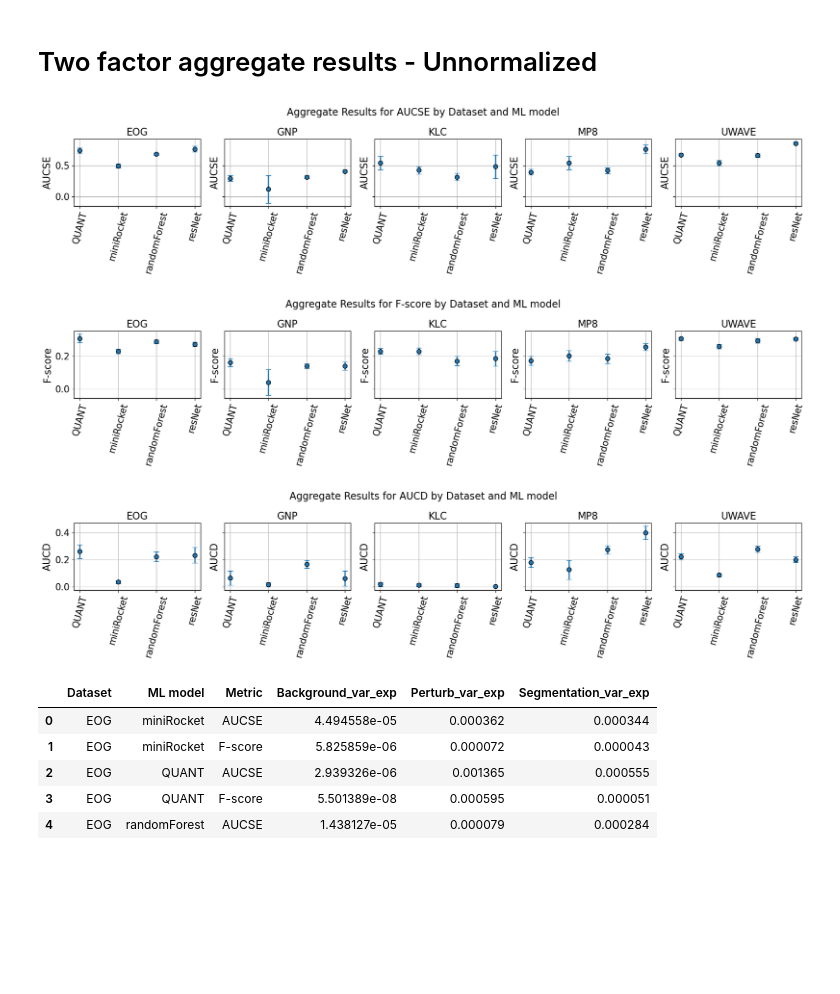
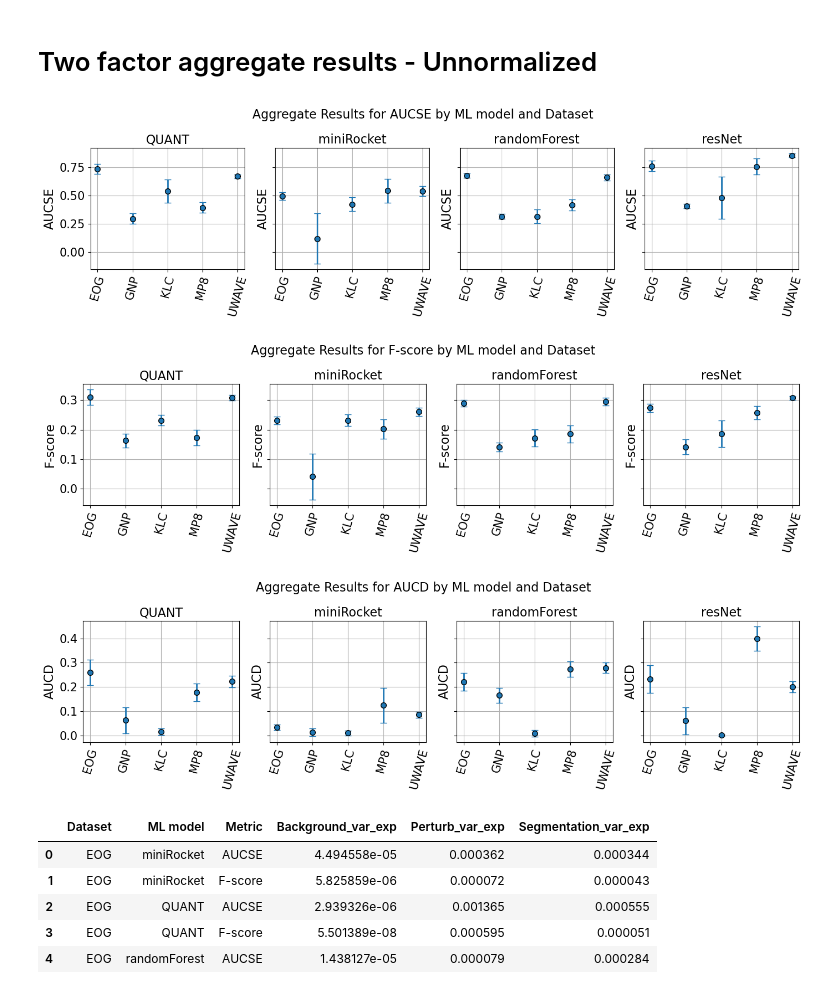
Before and after one commit to davide-serramazza/segment_SHAP, a Jupyter notebook: analysis.ipynb, the cells around one changed output. Saved outputs shown, nothing was run; the diff lists cells and outputs as text; code cells hidden in the pictures; blank space fills up the shorter version.

```diff
--- a/analysis.ipynb
+++ b/analysis.ipynb
@@ -368,6 +368,7 @@ for metric_name in metric_names:
 
     for column_names in active_combinations:
         if "Dataset" in column_names:
+            column_names = column_names[::-1]
             df3 = df2.groupby([*column_names]).agg({'Result': ["mean", "std"]})
             index_levels = df3.index.levels
             df3.columns = df3.columns.get_level_values(1)
@@ -379,36 +380,36 @@ for metric_name in metric_names:
 
             for j, column_name in enumerate(index_levels[0]):
                 mask4 = df3[column_names[0]]==column_name
                 df4 = df3.loc[mask4, [column_names[1], "mean", "std"]]
                 df4 = df4.set_index(column_names[1])
 
                 mus = df4["mean"]
                 sigmas = df4["std"]
                 labels = df4.index
 
 
                 ax[j].errorbar(labels, mus, sigmas, linestyle='None', marker='o',
                     markersize=7,
                     markeredgecolor='black',      # Outline color
                     markeredgewidth=1,          # Outline thickness
                     #linewidth=2.0,
                     elinewidth=2.0,   # Thickness of the error bar lines
                     capsize=4,        # Length of the error bar caps
                     capthick=3.0,)
                 ax[j].grid()
                 ax[j].tick_params("x", rotation=75)
                 ax[j].set_title(column_name, fontsize=fontsize)
                 ax[j].set_ylabel(metric_name, fontsize=fontsize)
                 ax[j].tick_params(axis='both', labelsize=fontsize - 1)
 
                 fig_name = f"Aggregate Results for {metric_name} by {column_names[0]} and {column_names[1]}" #
                 fig.suptitle(fig_name, fontsize=fontsize)
                 fig.tight_layout()
                 fig.savefig(images_path + "/2 factor aggregate/" + fig_name + ".png", dpi=200)
 # %% [output]
-[figure, old version]
+[figure, new version]
-[figure, old version]
+[figure, new version]
-[figure, old version]
+[figure, new version]
 # %%
 # mask = (df["Metric"]==metric_name) & (df["Normalization"]=="default")
 # df2 = df.loc[mask] # , ['Perturb', "Result"]
```
Also changed, not shown: 3 other files.
